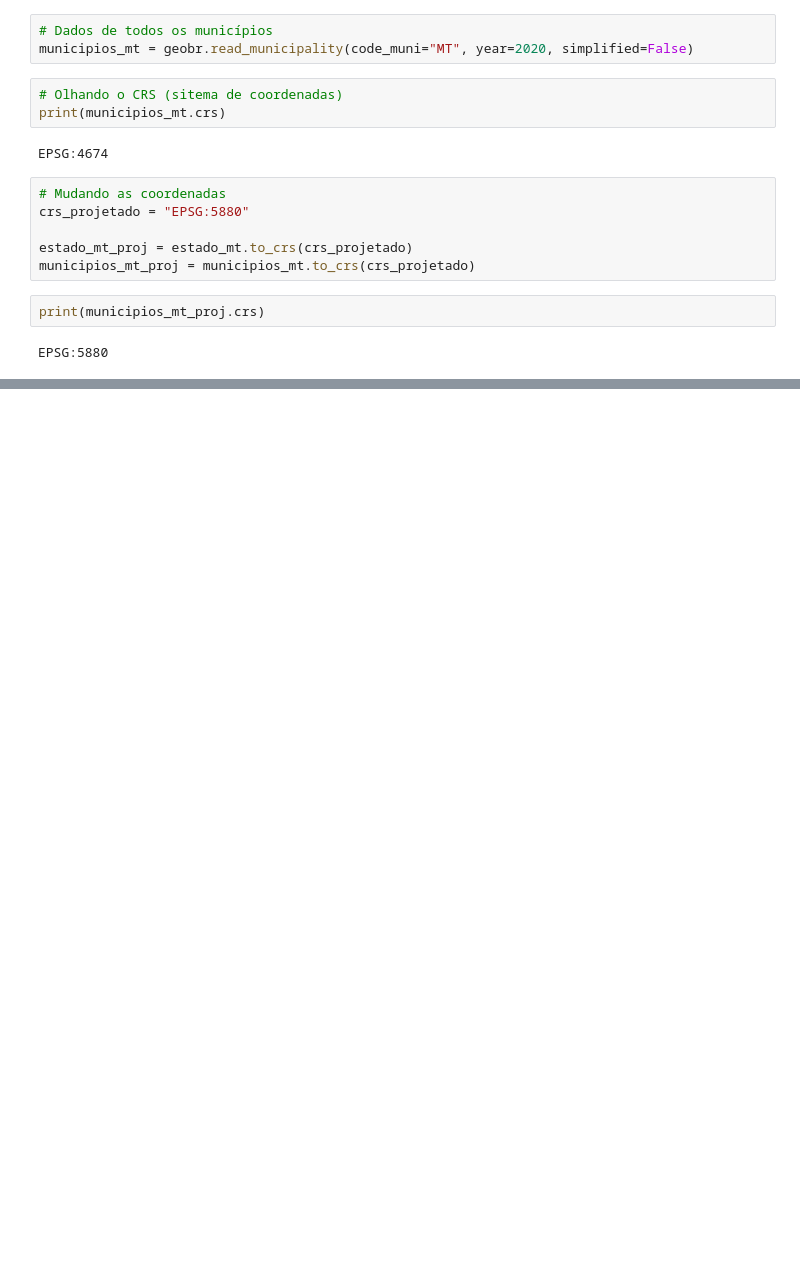
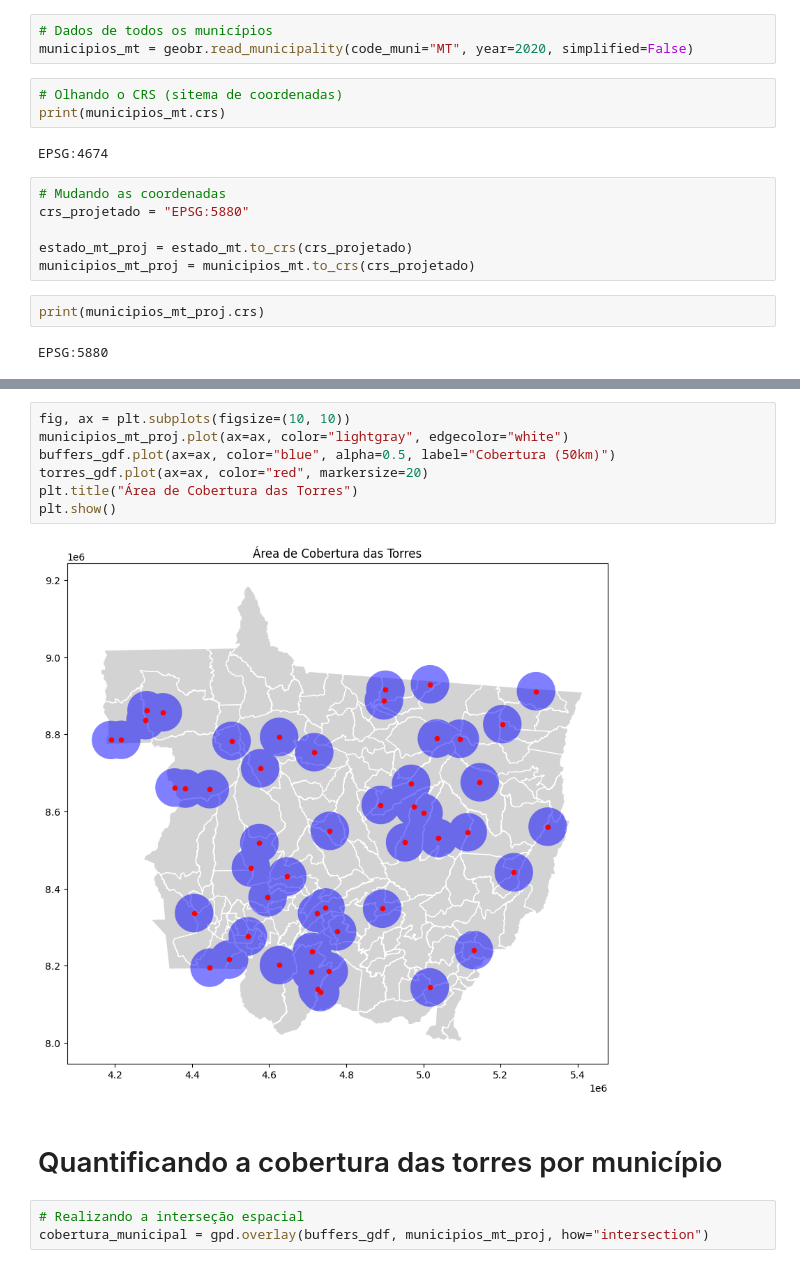
Before and after one commit to o-brn/geo_coverage_analysis, a Jupyter notebook: notebooks/eda.ipynb, the cells around one changed output, grey strips where cells are left out. Saved outputs shown, nothing was run; the diff lists cells and outputs as text; blank space fills up the shorter version.

```diff
--- a/notebooks/eda.ipynb
+++ b/notebooks/eda.ipynb
@@ -23,0 +80,14 @@ EPSG:5880
+# %%
+fig, ax = plt.subplots(figsize=(10, 10))
+municipios_mt_proj.plot(ax=ax, color="lightgray", edgecolor="white")
+buffers_gdf.plot(ax=ax, color="blue", alpha=0.5, label="Cobertura (50km)")
+torres_gdf.plot(ax=ax, color="red", markersize=20)
+plt.title("Área de Cobertura das Torres")
+plt.show()
+# %% [output]
+[figure, added]
+# %% [markdown]
+# Quantificando a cobertura das torres por município
+# %%
+# Realizando a interseção espacial
+cobertura_municipal = gpd.overlay(buffers_gdf, municipios_mt_proj, how="intersection")
```
Also changed, not shown: parts of 26 cells of this notebook.
